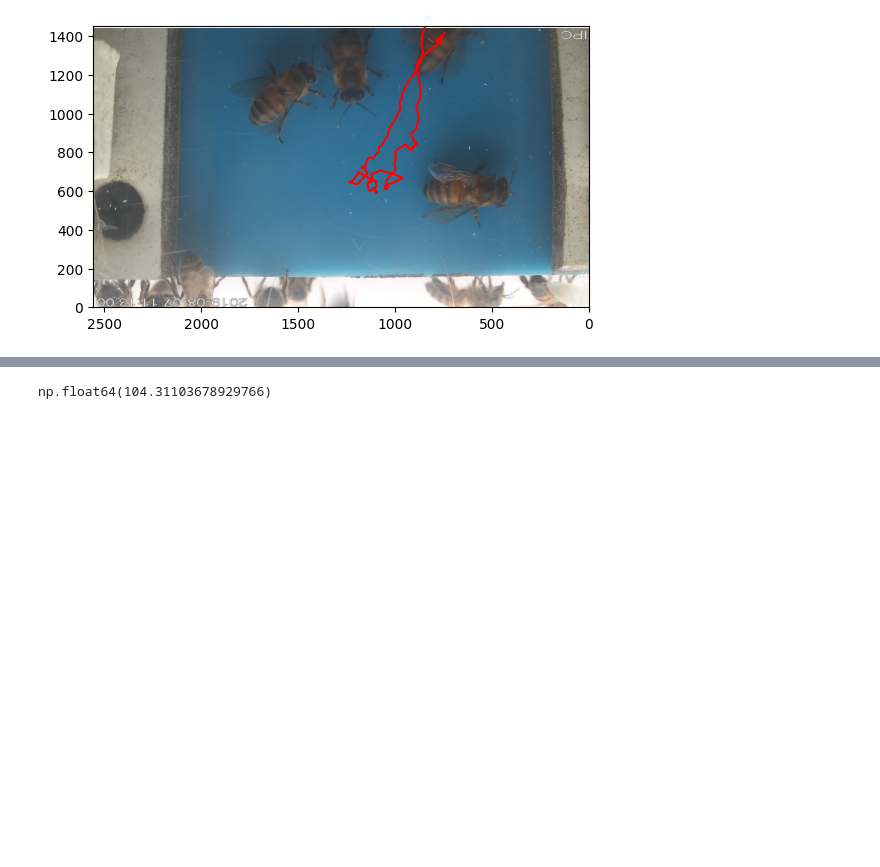
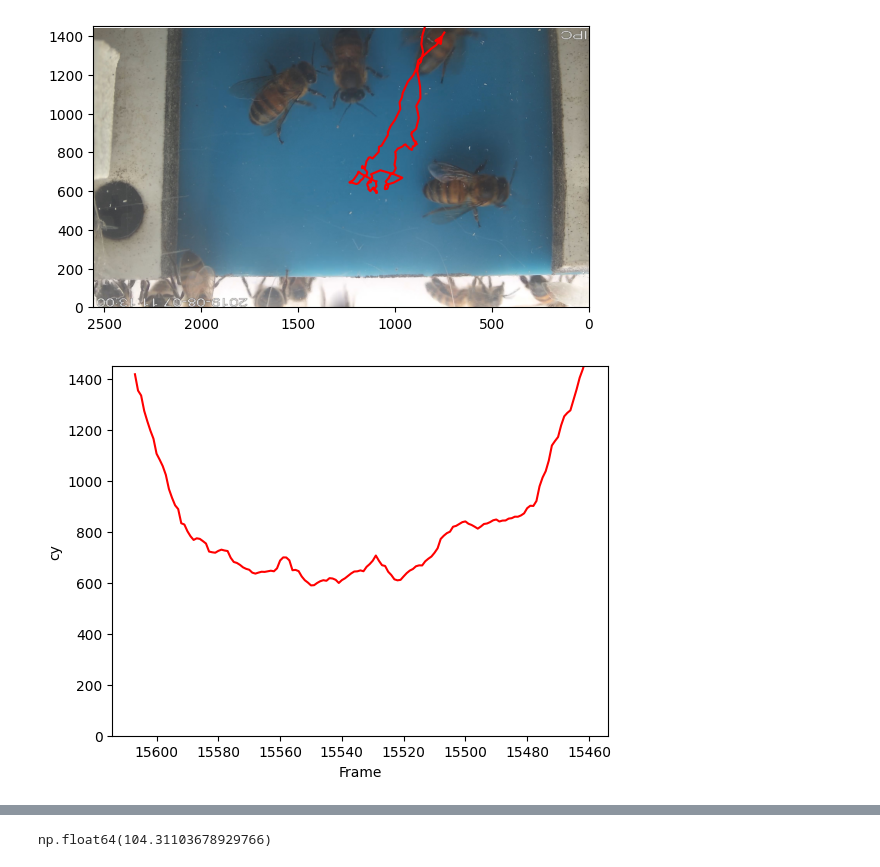
Before and after one commit to lablluberes/beeClassificationMethods, a Jupyter notebook: month_data/Graphing.ipynb, the cells around one changed output, grey strips where cells are left out. Saved outputs shown, nothing was run; the diff lists cells and outputs as text; code cells hidden in the pictures; blank space fills up the shorter version.

Commit message:
added final graph

```diff
--- a/month_data/Graphing.ipynb
+++ b/month_data/Graphing.ipynb
@@ -48,6 +48,23 @@ plt.savefig(
 )
 # %% [output]
 [figure]
+# %%
+x = vdf['frame']
+y = vdf['cy']
+plt.plot(x, y, c="red")
+plt.ylim(1450, 0)
+plt.gca().invert_yaxis()
+plt.gca().invert_xaxis()
+plt.xlabel("Frame")
+plt.ylabel("cy")
+plt.savefig(
+    "trajectoryYlim.png",
+    dpi=300,
+    bbox_inches="tight",
+    pad_inches=0,
+)
+# %% [output]
+[figure, added]
 # %%
 vdf
 # %% [output]
```
Also changed, not shown: 1 other file.
